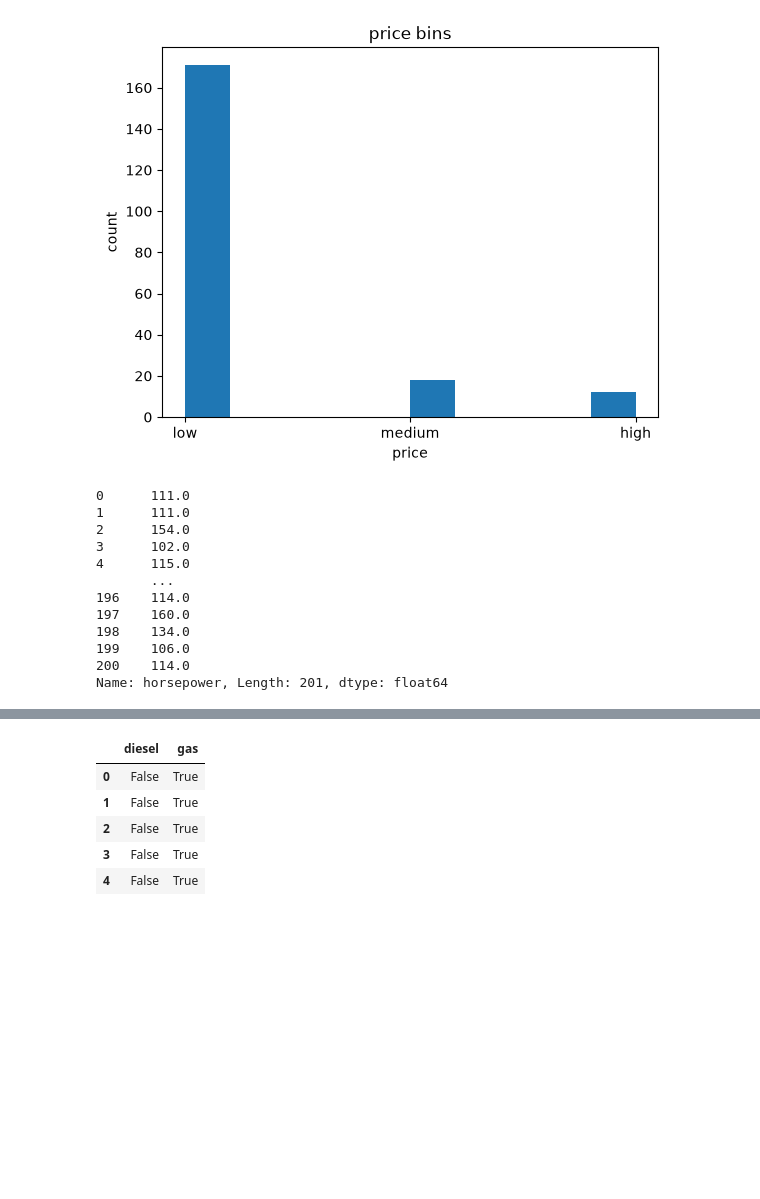
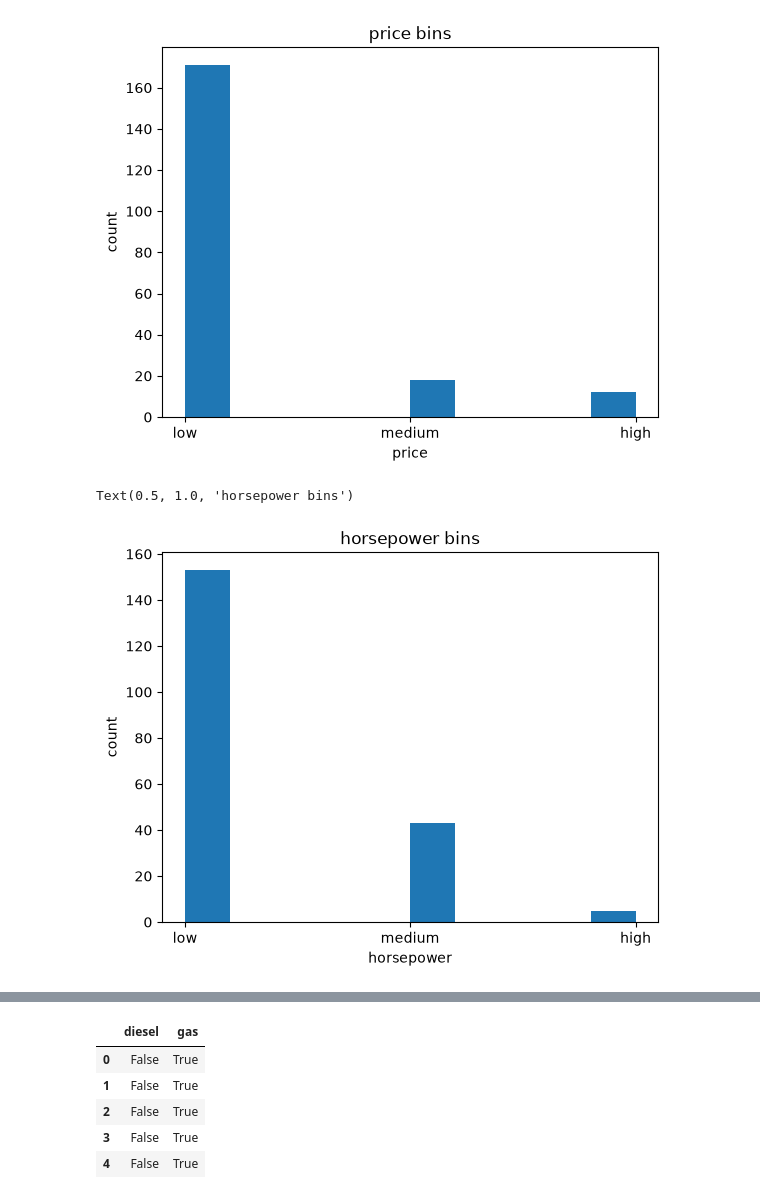
Before and after one commit to kifaru88/data-viz, a Jupyter notebook: notebooks/Automobile_price_analysis.ipynb, the cells around one changed output, grey strips where cells are left out. Drawn from its saved outputs; the diff is of its cells as text; code cells hidden in the pictures; blank space fills up the shorter version.

Commit message:
visualizing binned data

```diff
--- a/notebooks/Automobile_price_analysis.ipynb
+++ b/notebooks/Automobile_price_analysis.ipynb
@@ -579,19 +579,4 @@ plt.title("price bins")
 # %% [output]
 Text(0.5, 1.0, 'price bins')
 [figure]
-# %%
-print(df["horsepower"])
-# %% [output]
-0      111.0
-1      111.0
-2      154.0
-3      102.0
-4      115.0
-       ...
-196    114.0
-197    160.0
-198    134.0
-199    106.0
-200    114.0
-Name: horsepower, Length: 201, dtype: float64
 # %%
@@ -600,4 +586,18 @@ bins = np.linspace(min(df["horsepower"]),max(df["horsepower"]),4)
 group_names = ["low","medium","high"]
 
 df["horsepower-binned"]= pd.cut(df["horsepower"],bins, labels=group_names, include_lowest=True)
+# %%
+#Visualizing horsepower Binned data
+%matplotlib inline
+import matplotlib.pyplot as plt
+from matplotlib import pyplot
+
+plt.hist(df["horsepower-binned"])
+
+plt.xlabel("horsepower")
+plt.ylabel("count")
+plt.title("horsepower bins")
+# %% [output]
+Text(0.5, 1.0, 'horsepower bins')
+[figure, added]
 # %%
```
Also changed, not shown: parts of 15 cells of this notebook.
